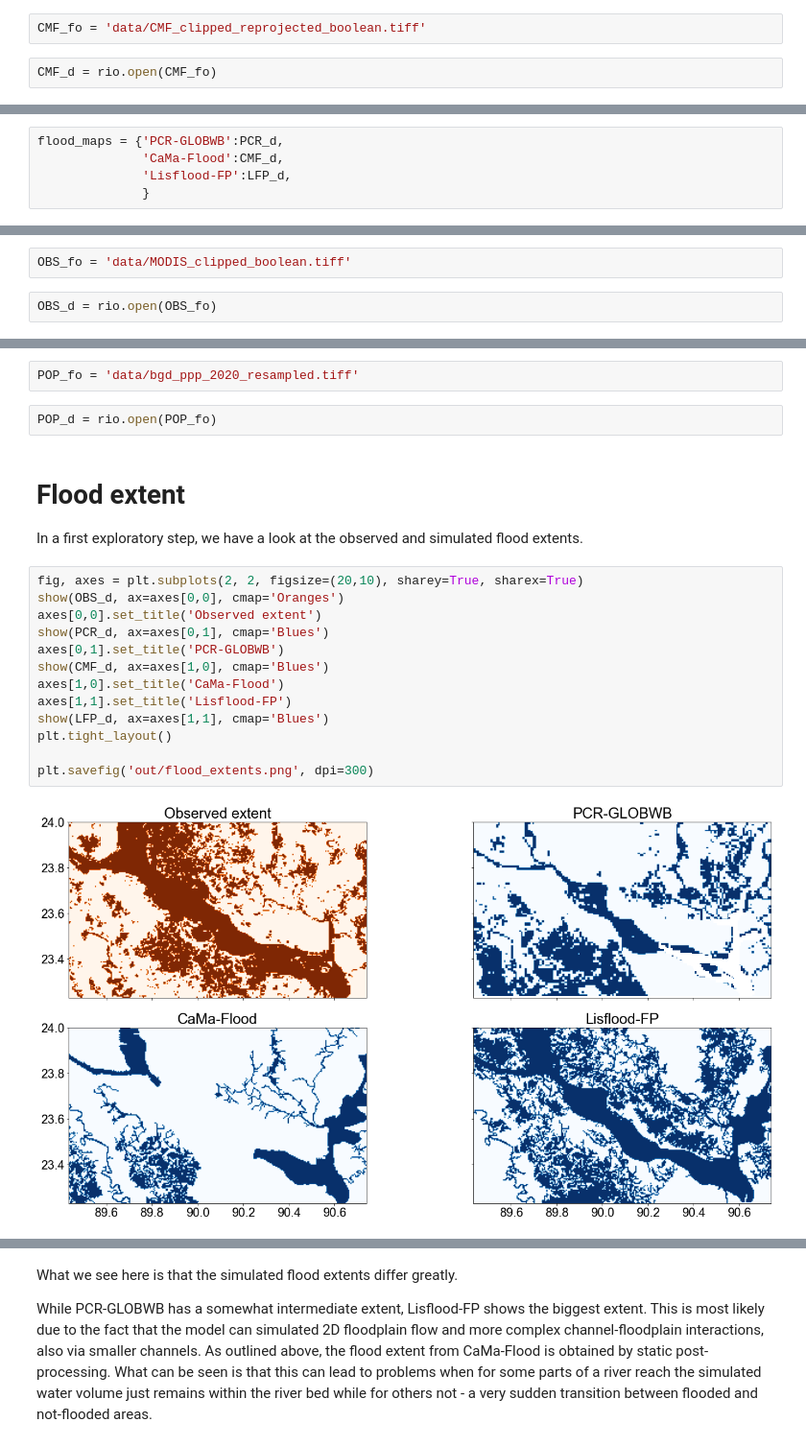
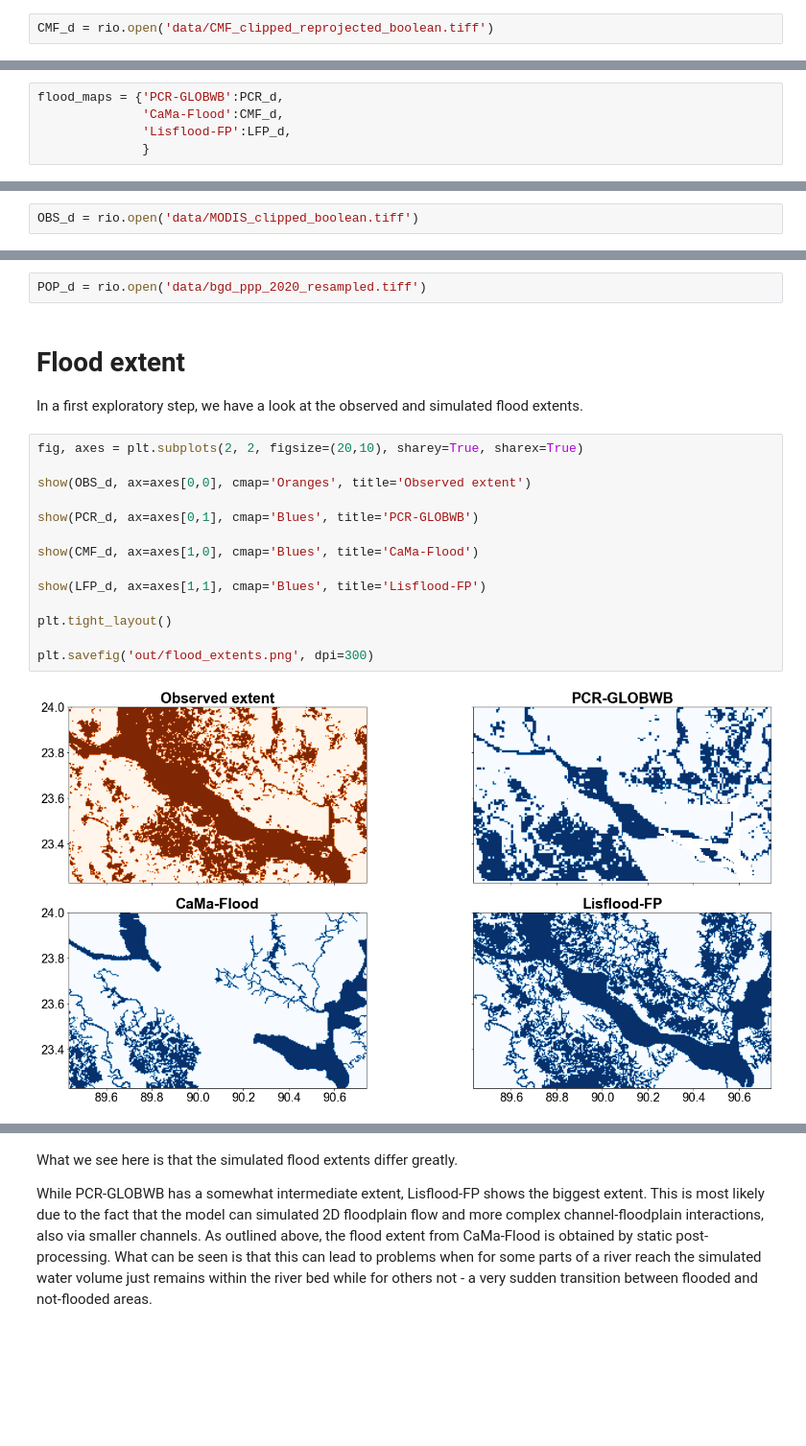
Before and after one commit to JannisHoch/floodImpact, a Jupyter notebook: analysis.ipynb, the cells around one changed output, grey strips where cells are left out. Shown at 96% size. Drawn from its saved outputs; the diff is of its cells as text; blank space fills up the shorter version.

```diff
--- a/analysis.ipynb
+++ b/analysis.ipynb
@@ -105,4 +83,2 @@ LFP_d = rio.open(LFP_fo)
 # %%
-CMF_fo = 'data/CMF_clipped_reprojected_boolean.tiff'
+CMF_d = rio.open('data/CMF_clipped_reprojected_boolean.tiff')
-# %%
-CMF_d = rio.open(CMF_fo)
@@ -116,7 +94,5 @@ flood_maps = {'PCR-GLOBWB':PCR_d,
 
 We now load and open the observed flood extent. We use here an 8 day composite MODIS image.
 # %%
-OBS_fo = 'data/MODIS_clipped_boolean.tiff'
+OBS_d = rio.open('data/MODIS_clipped_boolean.tiff')
-# %%
-OBS_d = rio.open(OBS_fo)
 # %% [markdown]
@@ -124,9 +100,7 @@ OBS_d = rio.open(OBS_fo)
 
 WorldPOP data for Bangladesh was downloaded and resampled and clipped to the area under consideration.
 # %%
-POP_fo = 'data/bgd_ppp_2020_resampled.tiff'
+POP_d = rio.open('data/bgd_ppp_2020_resampled.tiff')
-# %%
-POP_d = rio.open(POP_fo)
 # %% [markdown]
 <a id="flood_extent"></a>
 # Flood extent
@@ -134,16 +108,17 @@ POP_d = rio.open(POP_fo)
 In a first exploratory step, we have a look at the observed and simulated flood extents.
 # %%
 fig, axes = plt.subplots(2, 2, figsize=(20,10), sharey=True, sharex=True)
-show(OBS_d, ax=axes[0,0], cmap='Oranges')
-axes[0,0].set_title('Observed extent')
-show(PCR_d, ax=axes[0,1], cmap='Blues')
-axes[0,1].set_title('PCR-GLOBWB')
-show(CMF_d, ax=axes[1,0], cmap='Blues')
-axes[1,0].set_title('CaMa-Flood')
-axes[1,1].set_title('Lisflood-FP')
-show(LFP_d, ax=axes[1,1], cmap='Blues')
+
+show(OBS_d, ax=axes[0,0], cmap='Oranges', title='Observed extent')
+
+show(PCR_d, ax=axes[0,1], cmap='Blues', title='PCR-GLOBWB')
+
+show(CMF_d, ax=axes[1,0], cmap='Blues', title='CaMa-Flood')
+
+show(LFP_d, ax=axes[1,1], cmap='Blues', title='Lisflood-FP')
+
 plt.tight_layout()
 
 plt.savefig('out/flood_extents.png', dpi=300)
 # %% [output]
-[figure, old version]
+[figure, new version]
```
Also changed, not shown: parts of 23 cells of this notebook.
